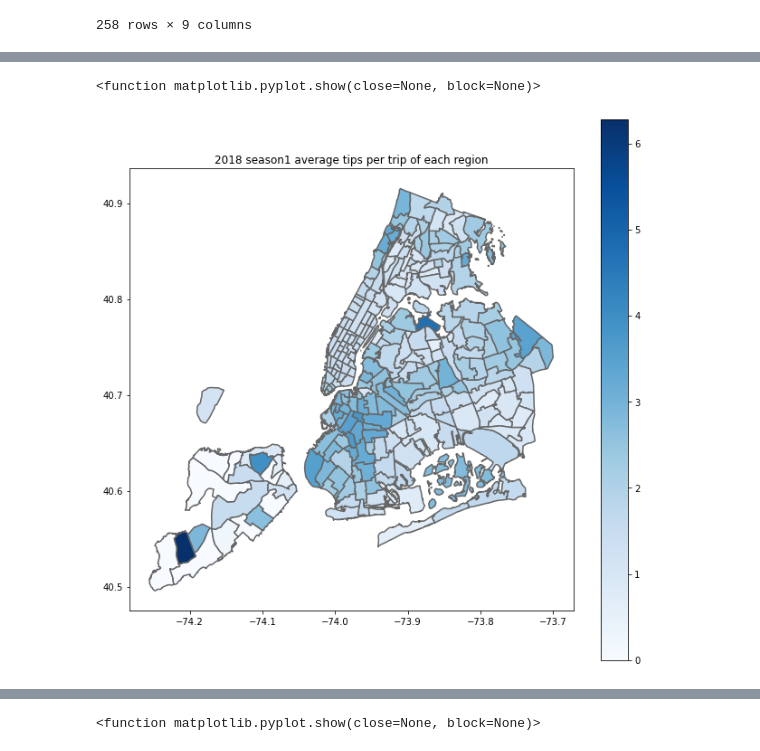
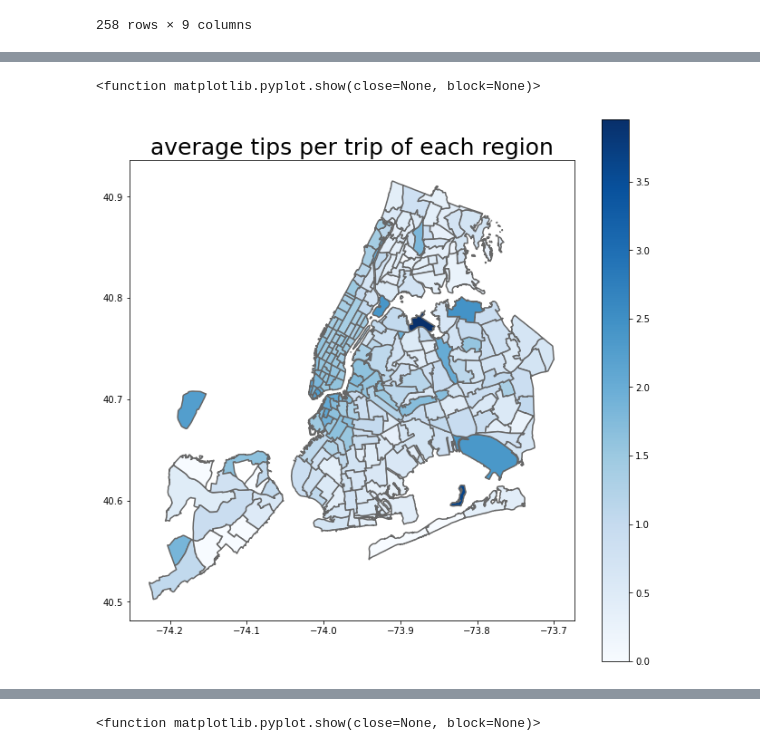
Before and after one commit to miayokka0926/Maximise-New-York-taxi-drivers-profits, a Jupyter notebook: code/tips_visualisation.ipynb, the cells around one changed output, grey strips where cells are left out. Drawn from its saved outputs; the diff is of its cells as text; code cells hidden in the pictures.

```diff
--- a/code/tips_visualisation.ipynb
+++ b/code/tips_visualisation.ipynb
@@ -22,3 +22,6 @@ from numpy import log, sqrt
 # %% [output]
 Loading BokehJS ...
 [interactive output not drawn]
+# %%
+tips_sample=pd.read_feather('../preprocessed_data/sample.feather')
+# this sample is generated in "full model" notebook, and I read it here directly.
@@ -92,17 +97,16 @@ y_s1
 y_s2 = pd.read_feather('../preprocessed_data/y_18s2.feather').drop('index', axis=1)
 y_s3 = pd.read_feather('../preprocessed_data/y_18s3.feather').drop('index', axis=1)
 # %%
-data = {'date':y_s1['tpep_pickup_datetime'].str[5:10],
-        'passenger_count': y_s1['passenger_count'],
-        'trip_distance':y_s1['trip_distance'],
-        'fare_amount':y_s1['fare_amount'],
-        'PUtime':y_s1['tpep_pickup_datetime'].str[11:13],
-        'DOtime':y_s1['tpep_dropoff_datetime'].str[11:13],
-        'tip_amount': y_s1['tip_amount'],
-        'tolls_amount': y_s1['tolls_amount'],
-        'total_amount': y_s1['total_amount'],
-        'DOloc': y_s1['DOLocationID']}
+data = {'date':tips_sample['date'],
+        'passenger_count': tips_sample['passenger_count'],
+        'trip_distance':tips_sample['trip_distance'],
+        'fare_amount':tips_sample['fare_amount'],
+        'tip_amount': tips_sample['tip_amount'],
+        'tolls_amount': tips_sample['tolls_amount'],
+        'total_amount': tips_sample['total_amount'],
+        'PUloc':tips_sample['PULocationID'],
+        'DOloc':tips_sample['DOLocationID']}
 
-y_s1_fare = pd.DataFrame(data)
-y_s1_fare
+tips_sample = pd.DataFrame(data)
+tips_sample
 # %% [output]
@@ -195,11 +220,11 @@ pp = sns.pairplot(data=y_01_fare,
 # %%
 
 # y_01_fare.groupby(['DOloc', 'Fruit'])['Number'].agg('sum')
-loc_tip_s1 = y_s1_fare.groupby('DOloc')['tip_amount'].agg('sum')
+loc_tip_s1 = tips_sample.groupby('PUloc')['tip_amount'].agg('sum')
 loc_tip_s1 = pd.DataFrame(loc_tip_s1, index = loc_tip_s1.index)
-loc_tip_s1['count'] = y_s1_fare['DOloc'].value_counts().sort_index()
-loc_tip_s1.tip_amount = pd.to_numeric(loc_tip_s1.tip_amount, errors='coerce')
+loc_tip_s1['count'] = tips_sample['PUloc'].value_counts().sort_index()
+loc_tip_s1.tip_amount = pd.to_numeric(tips_sample.tip_amount, errors='coerce')
 loc_tip_s1.count = pd.to_numeric(loc_tip_s1.count, errors='coerce')
-loc_tip_s1['avg'] = loc_tip_s1['tip_amount'] / loc_tip_s1['count']
+#loc_tip_s1['avg'] = loc_tip_s1['tip_amount'] / loc_tip_s1['count']
 loc_tip_s1
 # %% [output]
@@ -270,3 +295,6 @@ gdf_loc_tip_s3
 | 256 | 388532.50 | 259574 | 1.496808 | 262 | 0.049064 | 0.000122 | Yorkville East | Manhattan | MULTIPOLYGON (((-73.94383 40.7828... |
 | 257 | 601511.22 | 411998 | 1.459986 | 263 | 0.037017 | 0.000066 | Yorkville West | Manhattan | POLYGON ((-73.95219 40.77302, -73... |
 258 rows × 9 columns
+# %%
+gdf_loc_tip_s1 = gpd.GeoDataFrame(pd.merge(loc_tip_s1, sf, left_on=loc_tip_s1.index, right_on='LocationID')).drop('LocationID',axis=1)
+gdf_loc_tip_s1
@@ -273,20 +315,20 @@ gdf_loc_tip_s3
 # %%
 y_var = "avg"
 vmin, vmax = 0, gdf_loc_tip_s1['avg'].max()
 fig, ax = plt.subplots(1, figsize=(11,11))
 
 #title and annotation
-ax.set_title('2018 season1 average tips per trip of each region')
+ax.set_title('average tips per trip of each region', fontsize=25)
 
 #colorbar legend
 sn = plt.cm.ScalarMappable(cmap = 'Blues', norm = plt.Normalize(vmin=vmin, vmax = vmax))
 
 sn.set_array([])
 fig.colorbar(sn)
 
 gdf_loc_tip_s1.plot(column = y_var, cmap="Blues", linewidth=1.5,ax=ax,edgecolor = '0.4')
-plt.savefig("../plots/2018 season1 average tips per trip of each region.png")
+plt.savefig("../plots/average tips per trip of each region.png")
 plt.show
 # %% [output]
 <function matplotlib.pyplot.show(close=None, block=None)>
-[figure, old version]
+[figure, new version]
```
Also changed, not shown: parts of 8 cells of this notebook, 13 other files.
